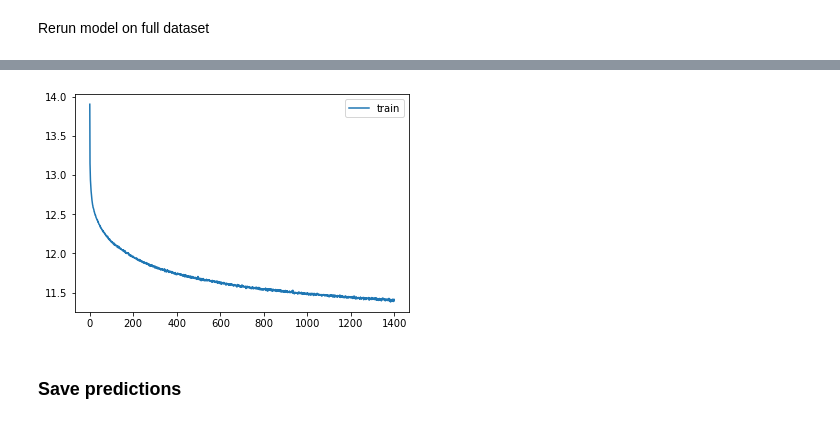
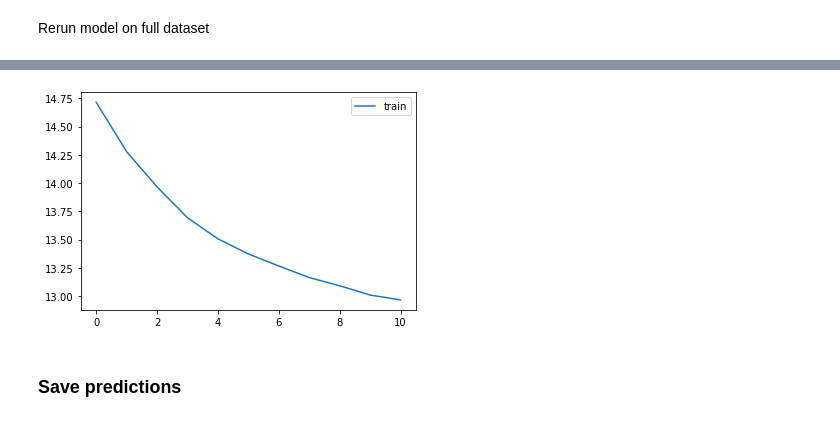
Before and after one commit to M-Harrington/SnowComp, a Jupyter notebook: src/CNN.ipynb, the cells around one changed output, grey strips where cells are left out. Saved outputs shown, nothing was run; the diff lists cells and outputs as text; code cells hidden in the pictures.

```diff
--- a/src/CNN.ipynb
+++ b/src/CNN.ipynb
@@ -356,7 +379,7 @@ def get_accuracy(cnn, x, y):
     return round(loss.item(), 6)
 # %%
 #@title Setup net
-cdim1=32; cdim2=18; cdim3 =8; kernel_sz=3; dropout=0.13; ldim=50; lrate = 0.0001
+cdim1=128; cdim2=30; cdim3 =15; kernel_sz=3; dropout=0.13; ldim=70; lrate = 0.0001
 my_nn = Net(cdim1=cdim1, cdim2=cdim2,cdim3 =cdim3, kernel_sz=kernel_sz, dropout=dropout, ldim=ldim)
 
 device = torch.device("cuda:0" if torch.cuda.is_available() else "cpu"
@@ -378,5 +401,5 @@ flattened_dim 648
 # %%
-N_EPOCHS = 4000
+N_EPOCHS = 10
 
 test_loss = []
 train_loss = []
@@ -486,20 +504,22 @@ full_y_og = full_y.copy()
 # %%
-full_y = np.array(full_y['snowpack'])
+if pred_all:
+    full_y = np.array(full_y['snowpack'])
 
-full_x, full_y = torch.Tensor(full_x), torch.Tensor(full_y)
-full_dataset = TensorDataset(full_x, full_y)
-full_loader = DataLoader(full_dataset, batch_size=128)
+    full_x, full_y = torch.Tensor(full_x), torch.Tensor(full_y)
+    full_dataset = TensorDataset(full_x, full_y)
+    full_loader = DataLoader(full_dataset, batch_size=128)
 
-# del train_dataset, dataset_test, train_y, y_test
+    # del train_dataset, dataset_test, train_y, y_test
 # %%
-#@title Setup net
-my_nn = Net(cdim1=cdim1, cdim2=cdim2,cdim3 =cdim3, kernel_sz=kernel_sz, dropout=dropout, ldim=ldim)
+if pred_all:
+    #@title Setup net
+    my_nn = Net(cdim1=cdim1, cdim2=cdim2,cdim3 =cdim3, kernel_sz=kernel_sz, dropout=dropout, ldim=ldim)
 
-device = torch.device("cuda:0" if torch.cuda.is_available() else "cpu")
-my_nn.to(device)
+    device = torch.device("cuda:0" if torch.cuda.is_available() else "cpu")
+    my_nn.to(device)
 
-optimizer = optim.Adam(my_nn.parameters(), lr=lrate)
-criterion = nn.MSELoss(reduction = 'sum')
+    optimizer = optim.Adam(my_nn.parameters(), lr=lrate)
+    criterion = nn.MSELoss(reduction = 'sum')
 # %% [output]
 c1 dim: 19
 mp0 dim: 17
@@ -552,14 +567,15 @@ torch.cuda.empty_cache()
 # %%
-path = "C:/Users/Matt/Dropbox/SnowComp/RunGraphs/"
+if pred_all:
+    path = "C:/Users/Matt/Dropbox/SnowComp/RunGraphs/"
 
-suffix = "_" + \
-    str(cdim1)+ "_" + str(cdim2)+ "_" +str(cdim3)+ "_" + str(kernel_sz)+ \
-    "_" + str(dropout)+ "_" + str(ldim)+ "_" + str(epoch) +"_" + str(lrate)
+    suffix = "_" + \
+        str(cdim1)+ "_" + str(cdim2)+ "_" +str(cdim3)+ "_" + str(kernel_sz)+ \
+        "_" + str(dropout)+ "_" + str(ldim)+ "_" + str(epoch) +"_" + str(lrate)
 
-plt.plot(range(epoch+1), np.sqrt(train_loss), label ="train")
-plt.legend()
-plt.savefig(path +"full" + suffix+ ".png")
+    plt.plot(range(epoch+1), np.sqrt(train_loss), label ="train")
+    plt.legend()
+    plt.savefig(path +"full" + suffix+ ".png")
 # %% [output]
-[figure, old version]
+[figure, new version]
 # %% [markdown]
 ### Save predictions
```
Also changed, not shown: parts of 15 cells of this notebook, 1 other file.
